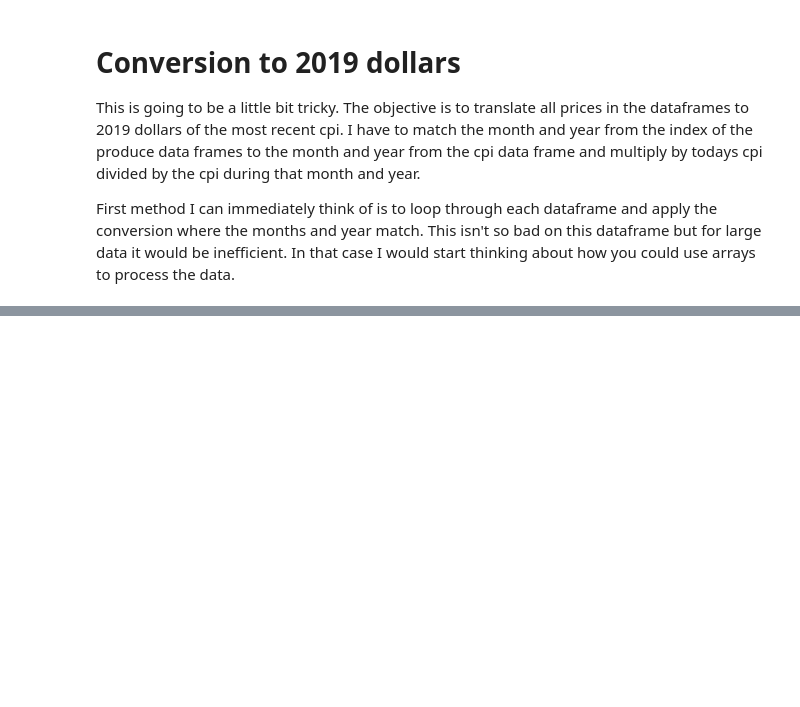
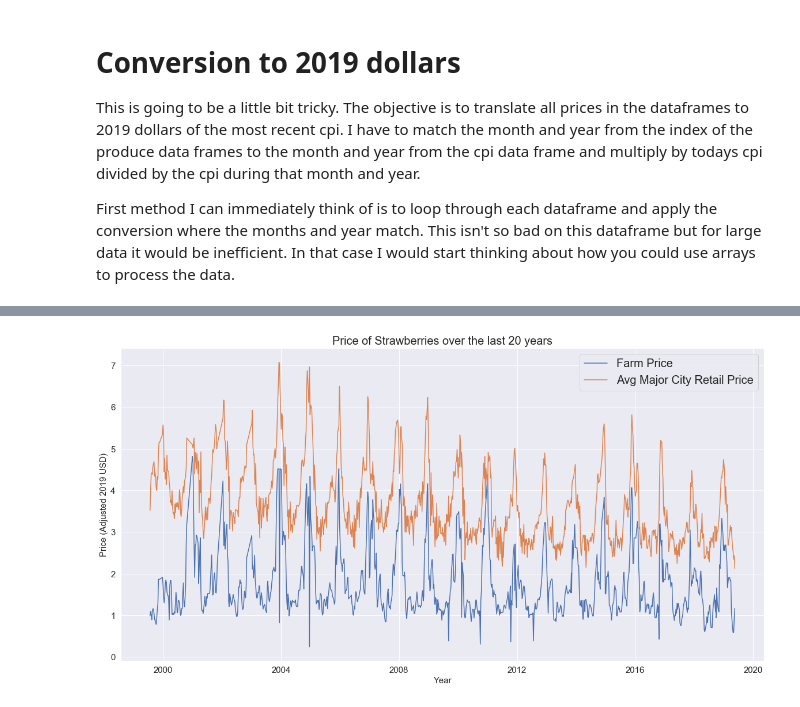
Before and after one commit to tim-christy/agriculture-price-analysis, a Jupyter notebook: notebooks/01_exploration/EDA.ipynb, the cells around one changed output, grey strips where cells are left out. Drawn from its saved outputs; the diff is of its cells as text; code cells hidden in the pictures; blank space fills up the shorter version.

```diff
--- a/notebooks/01_exploration/EDA.ipynb
+++ b/notebooks/01_exploration/EDA.ipynb
@@ -521,0 +658,13 @@ To github.com:tim-christy/agriculture-price-analysis.git
+# %%
+plt.figure(figsize=(20,10))
+plt.plot(produce_dict['Strawberries'].index, produce_dict['Strawberries']['2019 Farm Price'], label='Farm Price')
+plt.plot(produce_dict['Strawberries'].index, produce_dict['Strawberries']['Avg_Retail'], label='Avg Major City Retail Price')
+plt.title('Price of Strawberries over the last 20 years',fontsize=20)
+plt.xlabel('Year', fontsize=15)
+plt.ylabel('Price (Adjusted 2019 USD)', fontsize=15)
+plt.xticks(fontsize=15)
+plt.yticks(fontsize=15)
+plt.legend(fontsize=20)
+plt.minorticks_on()
+# %% [output]
+[figure, added]
```
Also changed, not shown: parts of 26 cells of this notebook.
